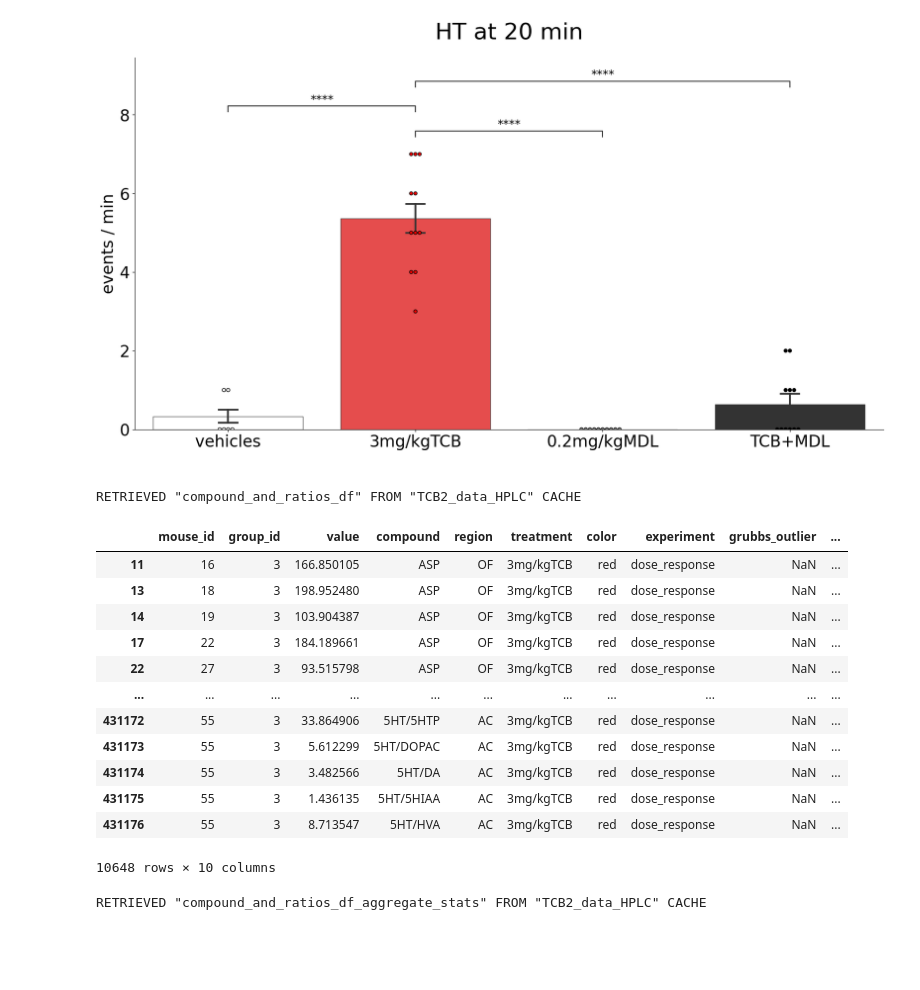
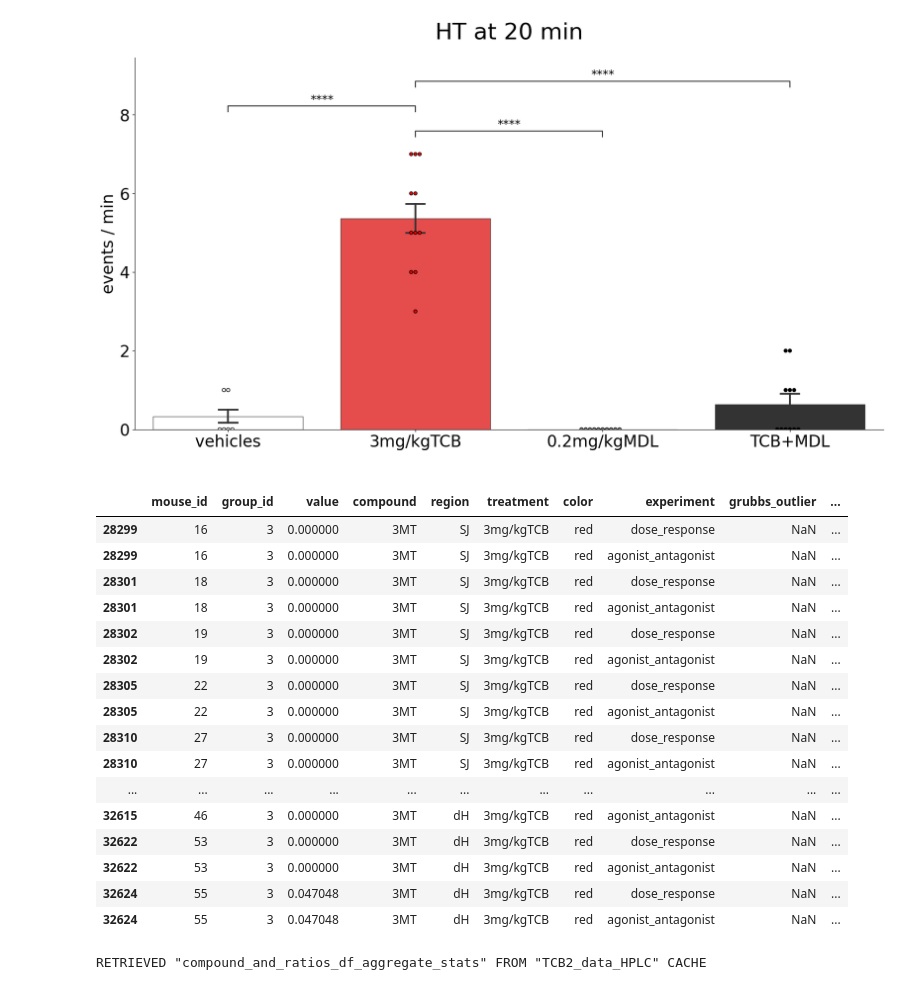
Before and after one commit to remicorne/phd, a Jupyter notebook: RUN.ipynb, the cells around one changed output. Drawn from its saved outputs; the diff is of its cells as text; code cells hidden in the pictures; blank space fills up the shorter version.

```diff
--- a/RUN.ipynb
+++ b/RUN.ipynb
@@ -251,24 +255,27 @@ SAVED /Users/jasminebutler/Desktop/phd/output/head_twitch_histogram/head_twitch_
 [figure]
 # %%
 #SUBSELECT RAW DATA
-data = getCompoundAndRatiosDf(filename)
-subselectDf(data, {"treatment": "3mg/kgTCB", "experiment": "dose_response", "region":["OF", "AC"]})
+
+subselectDf(getCompoundAndRatiosDf(filename), {"treatment": "3mg/kgTCB", "compound": "3MT", "region":["SJ", "dH"]})
 #second pram is a dict of colname and subgroup to select
 # %% [output]
-RETRIEVED "compound_and_ratios_df" FROM "TCB2_data_HPLC" CACHE
 |  | mouse_id | group_id | value | compound | region | treatment | color | experiment | grubbs_outlier | ... |
-| 11 | 16 | 3 | 166.850105 | ASP | OF | 3mg/kgTCB | red | dose_response | NaN | ... |
-| 13 | 18 | 3 | 198.952480 | ASP | OF | 3mg/kgTCB | red | dose_response | NaN | ... |
-| 14 | 19 | 3 | 103.904387 | ASP | OF | 3mg/kgTCB | red | dose_response | NaN | ... |
-| 17 | 22 | 3 | 184.189661 | ASP | OF | 3mg/kgTCB | red | dose_response | NaN | ... |
-| 22 | 27 | 3 | 93.515798 | ASP | OF | 3mg/kgTCB | red | dose_response | NaN | ... |
+| 28299 | 16 | 3 | 0.000000 | 3MT | SJ | 3mg/kgTCB | red | dose_response | NaN | ... |
+| 28299 | 16 | 3 | 0.000000 | 3MT | SJ | 3mg/kgTCB | red | agonist_antagonist | NaN | ... |
+| 28301 | 18 | 3 | 0.000000 | 3MT | SJ | 3mg/kgTCB | red | dose_response | NaN | ... |
+| 28301 | 18 | 3 | 0.000000 | 3MT | SJ | 3mg/kgTCB | red | agonist_antagonist | NaN | ... |
+| 28302 | 19 | 3 | 0.000000 | 3MT | SJ | 3mg/kgTCB | red | dose_response | NaN | ... |
+| 28302 | 19 | 3 | 0.000000 | 3MT | SJ | 3mg/kgTCB | red | agonist_antagonist | NaN | ... |
+| 28305 | 22 | 3 | 0.000000 | 3MT | SJ | 3mg/kgTCB | red | dose_response | NaN | ... |
+| 28305 | 22 | 3 | 0.000000 | 3MT | SJ | 3mg/kgTCB | red | agonist_antagonist | NaN | ... |
+| 28310 | 27 | 3 | 0.000000 | 3MT | SJ | 3mg/kgTCB | red | dose_response | NaN | ... |
+| 28310 | 27 | 3 | 0.000000 | 3MT | SJ | 3mg/kgTCB | red | agonist_antagonist | NaN | ... |
 | ... | ... | ... | ... | ... | ... | ... | ... | ... | ... | ... |
-| 431172 | 55 | 3 | 33.864906 | 5HT/5HTP | AC | 3mg/kgTCB | red | dose_response | NaN | ... |
-| 431173 | 55 | 3 | 5.612299 | 5HT/DOPAC | AC | 3mg/kgTCB | red | dose_response | NaN | ... |
-| 431174 | 55 | 3 | 3.482566 | 5HT/DA | AC | 3mg/kgTCB | red | dose_response | NaN | ... |
-| 431175 | 55 | 3 | 1.436135 | 5HT/5HIAA | AC | 3mg/kgTCB | red | dose_response | NaN | ... |
-| 431176 | 55 | 3 | 8.713547 | 5HT/HVA | AC | 3mg/kgTCB | red | dose_response | NaN | ... |
+| 32615 | 46 | 3 | 0.000000 | 3MT | dH | 3mg/kgTCB | red | agonist_antagonist | NaN | ... |
+| 32622 | 53 | 3 | 0.000000 | 3MT | dH | 3mg/kgTCB | red | dose_response | NaN | ... |
+| 32622 | 53 | 3 | 0.000000 | 3MT | dH | 3mg/kgTCB | red | agonist_antagonist | NaN | ... |
+| 32624 | 55 | 3 | 0.047048 | 3MT | dH | 3mg/kgTCB | red | dose_response | NaN | ... |
+| 32624 | 55 | 3 | 0.047048 | 3MT | dH | 3mg/kgTCB | red | agonist_antagonist | NaN | ... |
-10648 rows × 10 columns
 # %%
 #GET AGGERGATED STATS DF
 subselectDf(getAggregateStatsDf(filename), {"treatment": "10mg/kgTCB", "experiment": "dose_response"})
```
Also changed, not shown: parts of 2 cells of this notebook, 1 other file.
